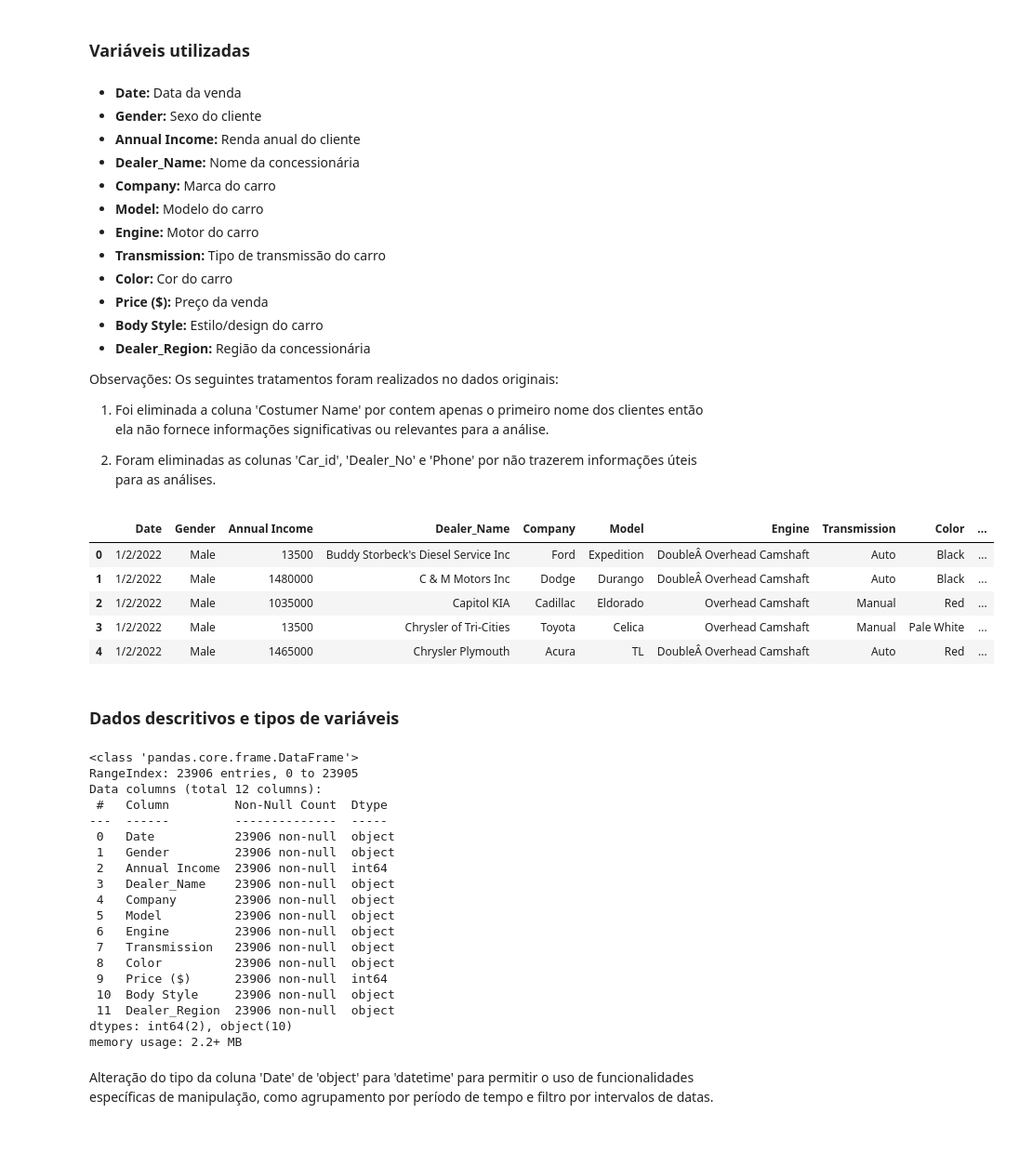
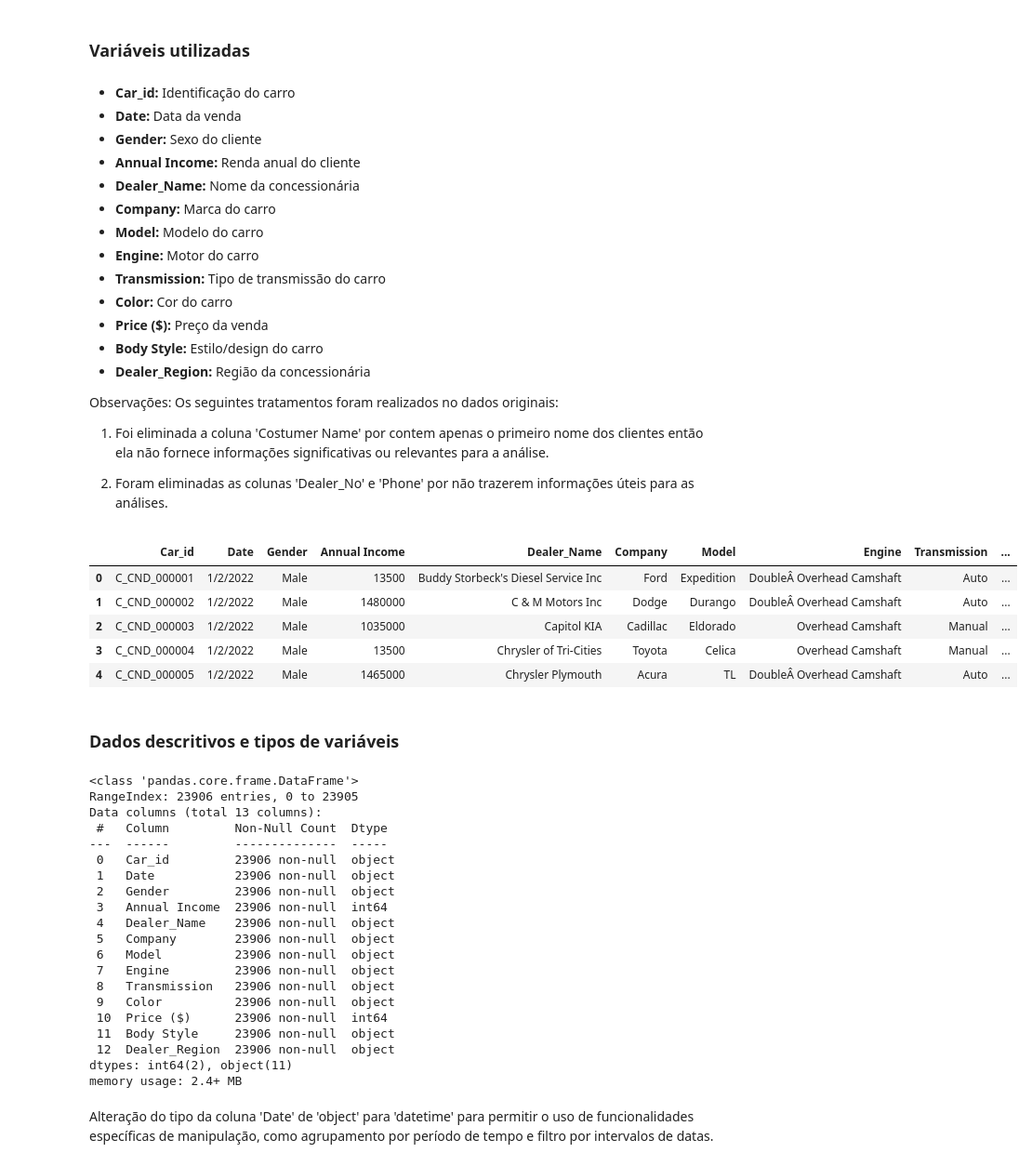
Before and after one commit to GabrielVila/Car-Sales-Report, a Jupyter notebook: projeto_carro.ipynb, the cells around one changed output. Shown at 93% size. Cells and saved outputs as stored; diff of their text form; code cells hidden in the pictures; blank space fills up the shorter version.

```diff
--- a/projeto_carro.ipynb
+++ b/projeto_carro.ipynb
@@ -45,6 +45,7 @@ dados
 # %% [markdown]
 ### Variáveis utilizadas
 # %% [markdown]
+* **Car_id:** Identificação do carro
 * **Date:** Data da venda
 * **Gender:** Sexo do cliente
 * **Annual Income:** Renda anual do cliente
@@ -63,17 +64,17 @@ Observações:
 Os seguintes tratamentos foram realizados no dados originais:
 1. Foi eliminada a coluna 'Costumer Name' por contem apenas o primeiro nome dos clientes então ela não fornece informações significativas ou relevantes para a análise.
 
-2. Foram eliminadas as colunas 'Car_id', 'Dealer_No' e 'Phone' por não trazerem informações úteis para as análises.
+2. Foram eliminadas as colunas 'Dealer_No' e 'Phone' por não trazerem informações úteis para as análises.
 # %%
-dados = dados.drop(columns = ['Car_id', 'Customer Name', 'Dealer_No ', 'Phone'], axis = 1)
+dados = dados.drop(columns = ['Customer Name', 'Dealer_No ', 'Phone'], axis = 1)
 dados.head()
 # %% [output]
-|  | Date | Gender | Annual Income | Dealer_Name | Company | Model | Engine | Transmission | Color | ... |
-| 0 | 1/2/2022 | Male | 13500 | Buddy Storbeck's Diesel Service Inc | Ford | Expedition | DoubleÂ Overhead Camshaft | Auto | Black | ... |
-| 1 | 1/2/2022 | Male | 1480000 | C & M Motors Inc | Dodge | Durango | DoubleÂ Overhead Camshaft | Auto | Black | ... |
-| 2 | 1/2/2022 | Male | 1035000 | Capitol KIA | Cadillac | Eldorado | Overhead Camshaft | Manual | Red | ... |
-| 3 | 1/2/2022 | Male | 13500 | Chrysler of Tri-Cities | Toyota | Celica | Overhead Camshaft | Manual | Pale White | ... |
-| 4 | 1/2/2022 | Male | 1465000 | Chrysler Plymouth | Acura | TL | DoubleÂ Overhead Camshaft | Auto | Red | ... |
+|  | Car_id | Date | Gender | Annual Income | Dealer_Name | Company | Model | Engine | Transmission | ... |
+| 0 | C_CND_000001 | 1/2/2022 | Male | 13500 | Buddy Storbeck's Diesel Service Inc | Ford | Expedition | DoubleÂ Overhead Camshaft | Auto | ... |
+| 1 | C_CND_000002 | 1/2/2022 | Male | 1480000 | C & M Motors Inc | Dodge | Durango | DoubleÂ Overhead Camshaft | Auto | ... |
+| 2 | C_CND_000003 | 1/2/2022 | Male | 1035000 | Capitol KIA | Cadillac | Eldorado | Overhead Camshaft | Manual | ... |
+| 3 | C_CND_000004 | 1/2/2022 | Male | 13500 | Chrysler of Tri-Cities | Toyota | Celica | Overhead Camshaft | Manual | ... |
+| 4 | C_CND_000005 | 1/2/2022 | Male | 1465000 | Chrysler Plymouth | Acura | TL | DoubleÂ Overhead Camshaft | Auto | ... |
 # %% [markdown]
 ### Dados descritivos e tipos de variáveis
 # %%
@@ -81,23 +82,24 @@ dados.info()
 # %% [output]
 <class 'pandas.core.frame.DataFrame'>
 RangeIndex: 23906 entries, 0 to 23905
-Data columns (total 12 columns):
+Data columns (total 13 columns):
  #   Column         Non-Null Count  Dtype
 ---  ------         --------------  -----
- 0   Date           23906 non-null  object
- 1   Gender         23906 non-null  object
- 2   Annual Income  23906 non-null  int64
- 3   Dealer_Name    23906 non-null  object
- 4   Company        23906 non-null  object
- 5   Model          23906 non-null  object
- 6   Engine         23906 non-null  object
- 7   Transmission   23906 non-null  object
- 8   Color          23906 non-null  object
- 9   Price ($)      23906 non-null  int64
- 10  Body Style     23906 non-null  object
- 11  Dealer_Region  23906 non-null  object
-dtypes: int64(2), object(10)
-memory usage: 2.2+ MB
+ 0   Car_id         23906 non-null  object
+ 1   Date           23906 non-null  object
+ 2   Gender         23906 non-null  object
+ 3   Annual Income  23906 non-null  int64
+ 4   Dealer_Name    23906 non-null  object
+ 5   Company        23906 non-null  object
+ 6   Model          23906 non-null  object
+ 7   Engine         23906 non-null  object
+ 8   Transmission   23906 non-null  object
+ 9   Color          23906 non-null  object
+ 10  Price ($)      23906 non-null  int64
+ 11  Body Style     23906 non-null  object
+ 12  Dealer_Region  23906 non-null  object
+dtypes: int64(2), object(11)
+memory usage: 2.4+ MB
 # %% [markdown]
 Alteração do tipo da coluna 'Date' de 'object' para 'datetime' para permitir o uso de funcionalidades específicas de manipulação, como agrupamento por período de tempo e filtro por intervalos de datas.
 # %%
```
Also changed, not shown: parts of 5 cells of this notebook.
